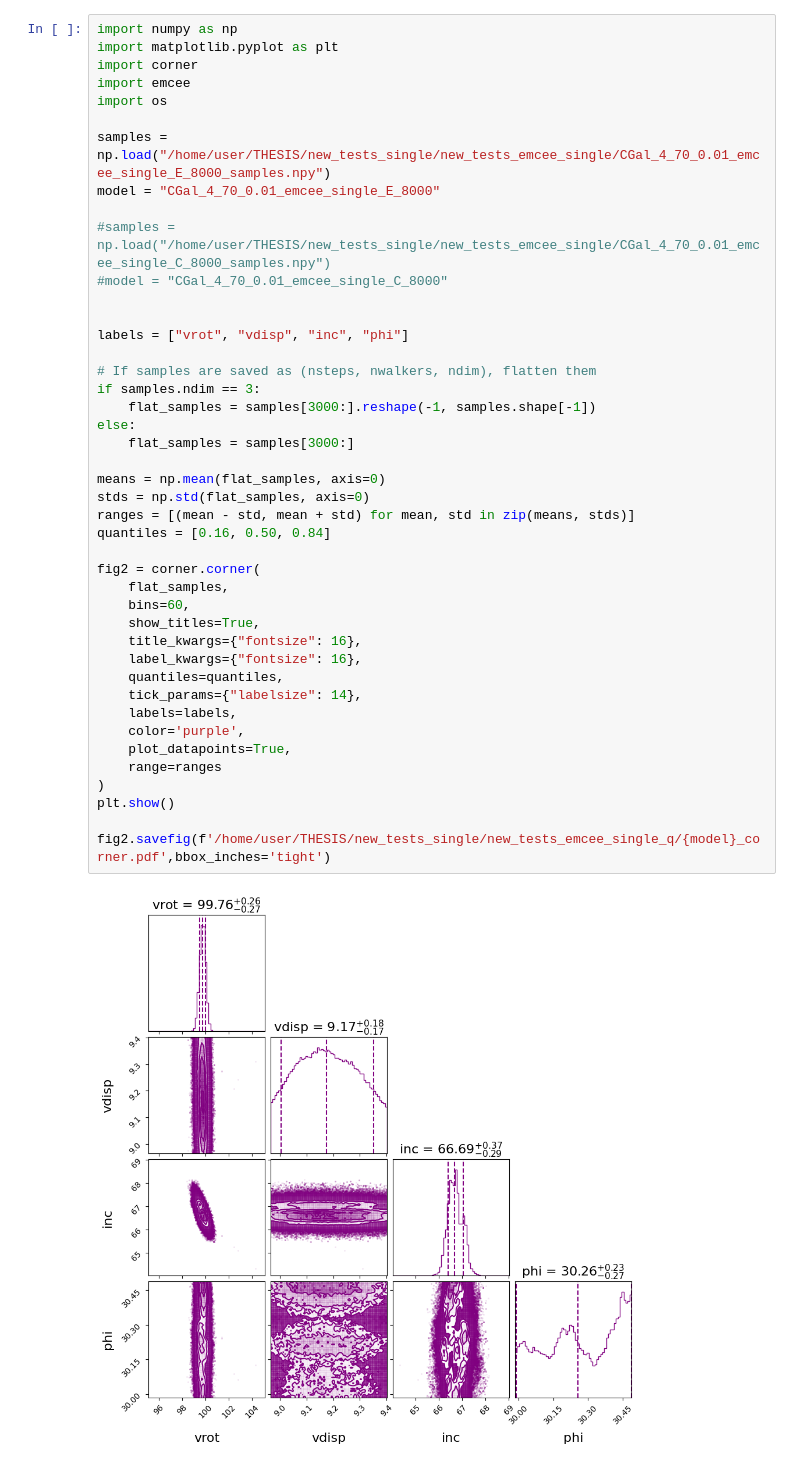
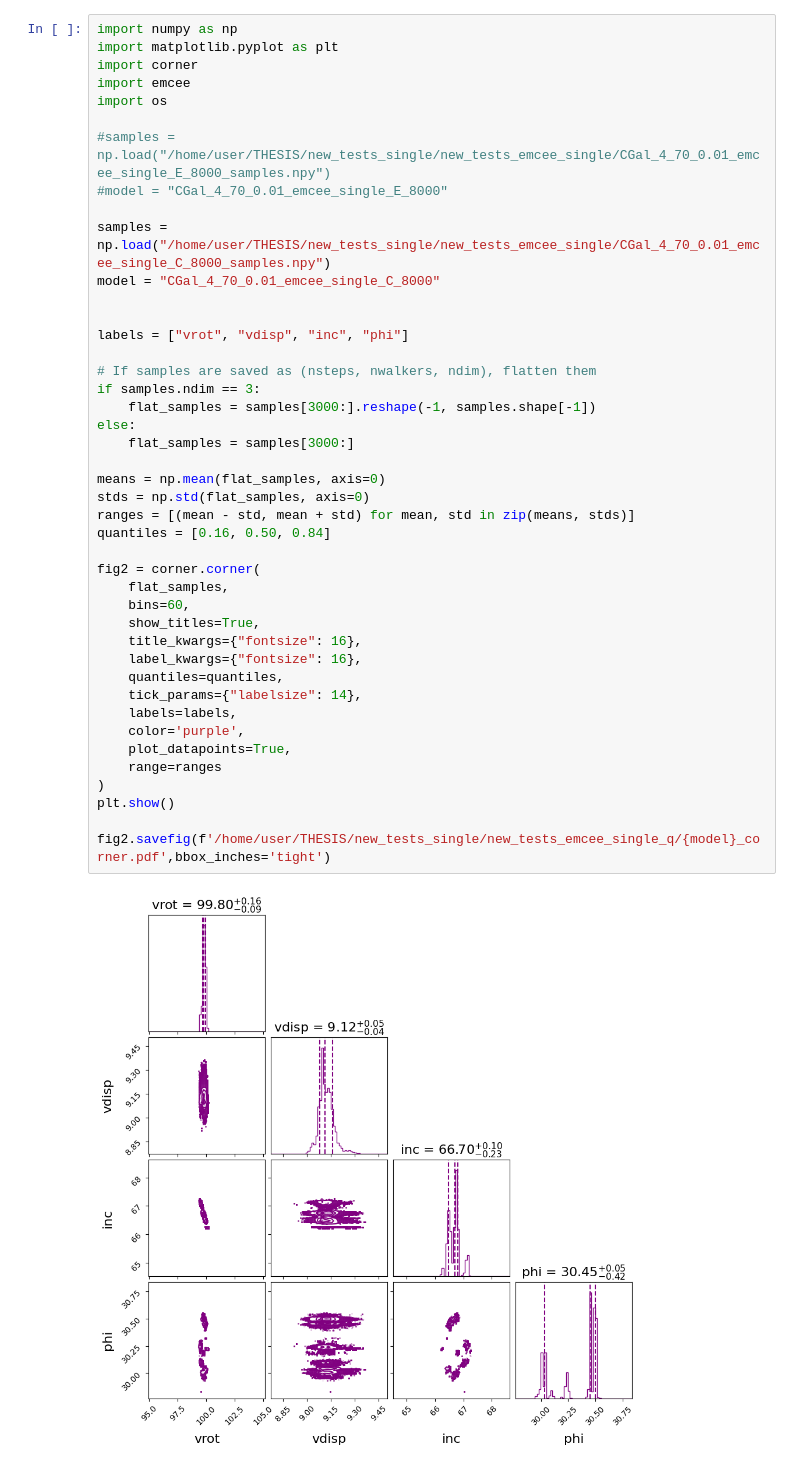
Before and after one commit to blancacmaestre/THESIS, a Jupyter notebook: scripts/plots.ipynb, the cells around one changed output. Drawn from its saved outputs; the diff is of its cells as text.

Commit message:
tests

```diff
--- a/scripts/plots.ipynb
+++ b/scripts/plots.ipynb
@@ -5,41 +5,41 @@ import corner
 import emcee
 import os
 
-samples = np.load("/home/user/THESIS/new_tests_single/new_tests_emcee_single/CGal_4_70_0.01_emcee_single_E_8000_samples.npy")
-model = "CGal_4_70_0.01_emcee_single_E_8000"
+#samples = np.load("/home/user/THESIS/new_tests_single/new_tests_emcee_single/CGal_4_70_0.01_emcee_single_E_8000_samples.npy")
+#model = "CGal_4_70_0.01_emcee_single_E_8000"
 
-#samples = np.load("/home/user/THESIS/new_tests_single/new_tests_emcee_single/CGal_4_70_0.01_emcee_single_C_8000_samples.npy")
-#model = "CGal_4_70_0.01_emcee_single_C_8000"
+samples = np.load("/home/user/THESIS/new_tests_single/new_tests_emcee_single/CGal_4_70_0.01_emcee_single_C_8000_samples.npy")
+model = "CGal_4_70_0.01_emcee_single_C_8000"
 
 
 labels = ["vrot", "vdisp", "inc", "phi"]
 
 # If samples are saved as (nsteps, nwalkers, ndim), flatten them
 if samples.ndim == 3:
     flat_samples = samples[3000:].reshape(-1, samples.shape[-1])
 else:
     flat_samples = samples[3000:]
 
 means = np.mean(flat_samples, axis=0)
 stds = np.std(flat_samples, axis=0)
 ranges = [(mean - std, mean + std) for mean, std in zip(means, stds)]
 quantiles = [0.16, 0.50, 0.84]
 
 fig2 = corner.corner(
     flat_samples,
     bins=60,
     show_titles=True,
     title_kwargs={"fontsize": 16},
     label_kwargs={"fontsize": 16},
     quantiles=quantiles,
     tick_params={"labelsize": 14},
     labels=labels,
     color='purple',
     plot_datapoints=True,
     range=ranges
 )
 plt.show()
 
 fig2.savefig(f'/home/user/THESIS/new_tests_single/new_tests_emcee_single_q/{model}_corner.pdf',bbox_inches='tight')
 # %% [output]
-[figure, old version]
+[figure, new version]
```
